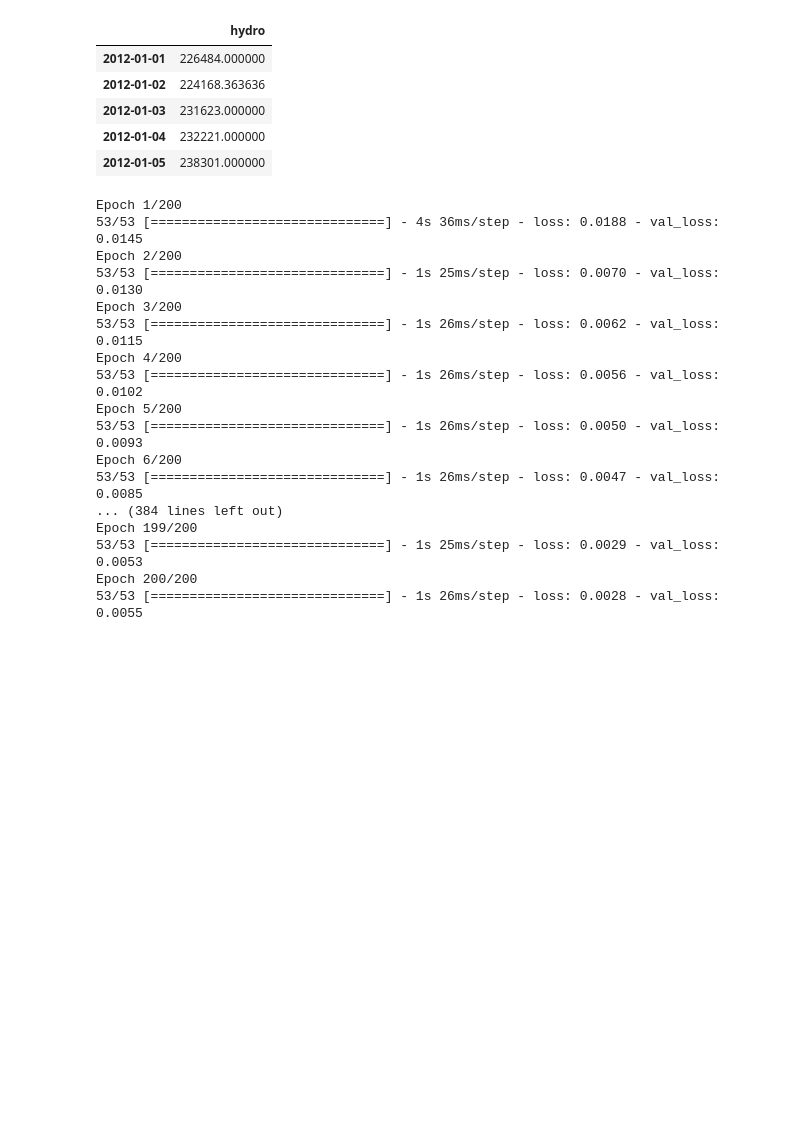
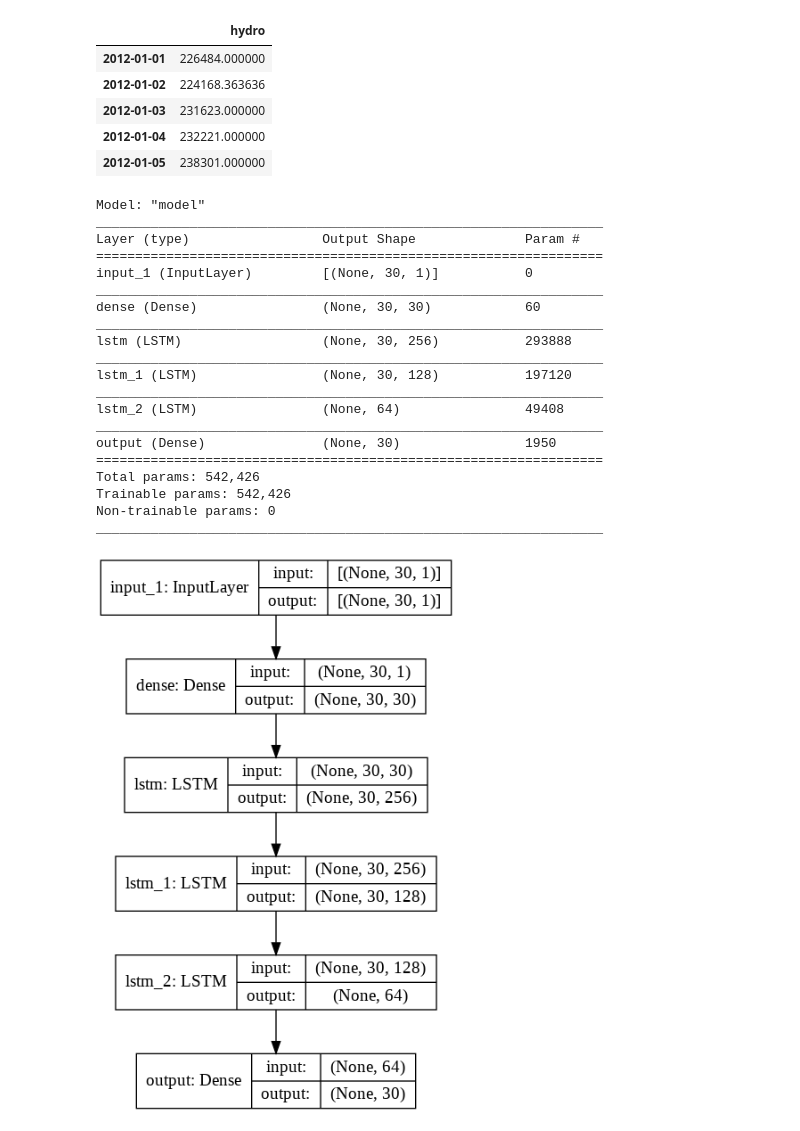
Before and after one commit to tjohanne42/time-series-project-simplon, a Jupyter notebook: preprocess_data.ipynb, the cells around one changed output. Drawn from its saved outputs; the diff is of its cells as text; code cells hidden in the pictures; blank space fills up the shorter version.

```diff
--- a/preprocess_data.ipynb
+++ b/preprocess_data.ipynb
@@ -642,31 +590,52 @@ X_train, y_train = np.array(X_train), np.array(y_train)
 # Reshape train set
 X_train = np.reshape(X_train, (X_train.shape[0], X_train.shape[1], 1))
 # %%
-model = Sequential()
-# model.add(LSTM(units=n_lag, input_shape=(X_train.shape[1], 1)))
-model.add(LSTM(units=n_lag, input_shape=(X_train.shape[1], 1)))
-model.add(Dense(units=1))
+# model = Sequential()
+# # model.add(LSTM(units=n_lag, input_shape=(X_train.shape[1], 1)))
+# model.add(LSTM(units=100, input_shape=(X_train.shape[1], 1), return_sequences=True, dropout=0.2))
+# model.add(LSTM(units=100, input_shape=(X_train.shape[1], 1), return_sequences=True, dropout=0.2))
+# model.add(LSTM(units=100, input_shape=(X_train.shape[1], 1)))
+# model.add(Dense(units=1))
 # opt = RMSprop(learning_rate=0.0001)
 # model.compile(optimizer = opt, loss = 'mae')
-model.compile(optimizer="adam", loss="mse")
+# # # model.compile(optimizer="adam", loss="mse")
+# # model.compile(optimizer="adam", loss="mae")
 
-# Fit LSTM to the training set with a split for validation
-history = model.fit(X_train, y_train, validation_split=0.2, epochs=200, batch_size=32)
+# # Fit LSTM to the training set with a split for validation
+# history = model.fit(X_train, y_train, validation_split=0.2, epochs=200, batch_size=32)
+
+inputs = Input(shape=(X_train.shape[1], 1))
+
+main = Dense(n_lag, activation="relu")(inputs)
+main = LSTM(256, activation="relu", return_sequences=True)(main)
+main = LSTM(128, activation="relu", return_sequences=True)(main)
+main = LSTM(64, activation="relu")(main)
+# main = Dense(64, activation="relu")(main)
+main = Dense(n_lag, activation=None, name='output')(main)
+
+model = Model(inputs, main)
+
+model.summary()
+plot_model(model, to_file="blbl.png", show_shapes=True)
 # %% [output]
-Epoch 1/200
-53/53 [==============================] - 4s 36ms/step - loss: 0.0188 - val_loss: 0.0145
-Epoch 2/200
-53/53 [==============================] - 1s 25ms/step - loss: 0.0070 - val_loss: 0.0130
-Epoch 3/200
-53/53 [==============================] - 1s 26ms/step - loss: 0.0062 - val_loss: 0.0115
-Epoch 4/200
-53/53 [==============================] - 1s 26ms/step - loss: 0.0056 - val_loss: 0.0102
-Epoch 5/200
-53/53 [==============================] - 1s 26ms/step - loss: 0.0050 - val_loss: 0.0093
-Epoch 6/200
-53/53 [==============================] - 1s 26ms/step - loss: 0.0047 - val_loss: 0.0085
-... (384 lines left out)
-Epoch 199/200
-53/53 [==============================] - 1s 25ms/step - loss: 0.0029 - val_loss: 0.0053
-Epoch 200/200
-53/53 [==============================] - 1s 26ms/step - loss: 0.0028 - val_loss: 0.0055
+Model: "model"
+_________________________________________________________________
+Layer (type)                 Output Shape              Param #
+=================================================================
+input_1 (InputLayer)         [(None, 30, 1)]           0
+_________________________________________________________________
+dense (Dense)                (None, 30, 30)            60
+_________________________________________________________________
+lstm (LSTM)                  (None, 30, 256)           293888
+_________________________________________________________________
+lstm_1 (LSTM)                (None, 30, 128)           197120
+_________________________________________________________________
+lstm_2 (LSTM)                (None, 64)                49408
+_________________________________________________________________
+output (Dense)               (None, 30)                1950
+=================================================================
+Total params: 542,426
+Trainable params: 542,426
+Non-trainable params: 0
+_________________________________________________________________
+[figure, added]
```
Also changed, not shown: parts of 17 cells of this notebook.
